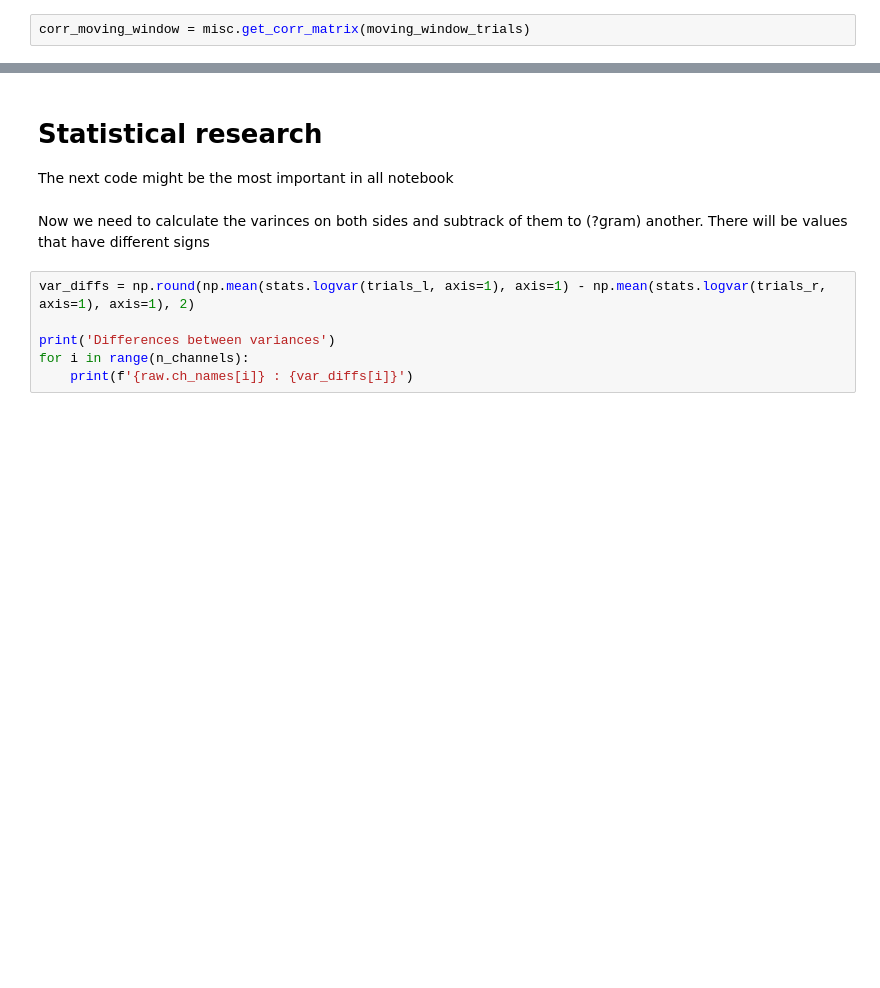
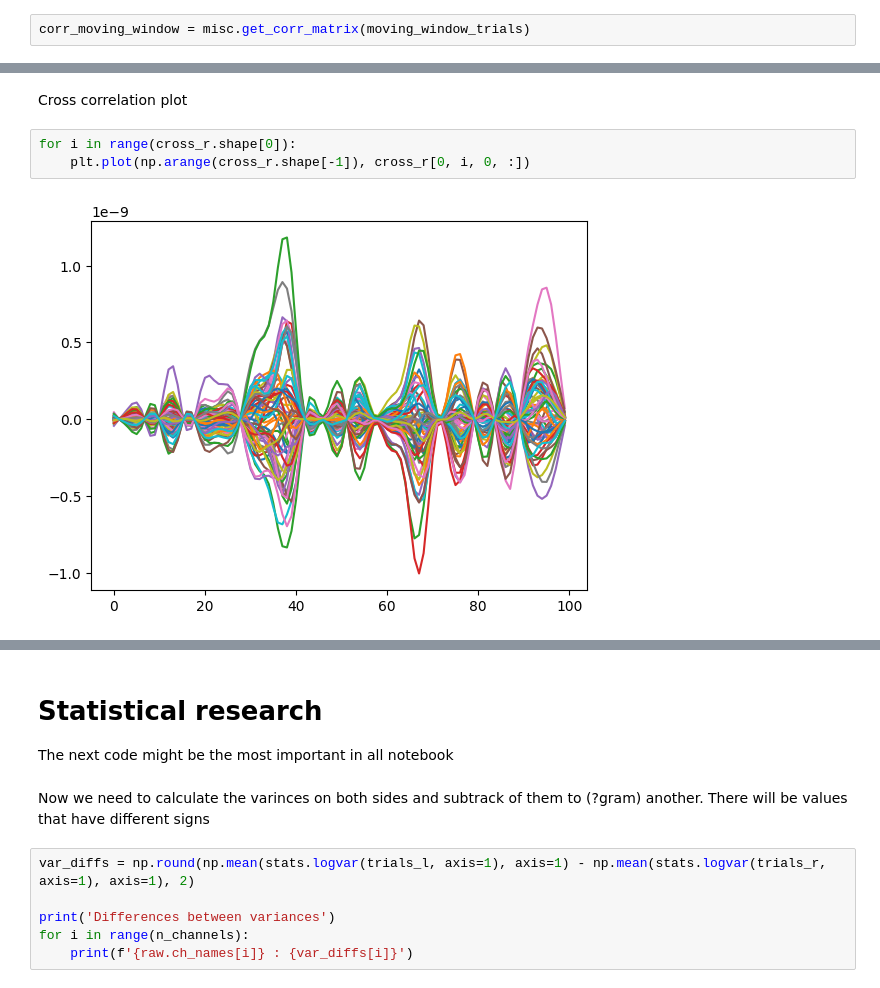
Before and after one commit to deltaC/EEG_Event_Classification, a Jupyter notebook: new_method_stat_research.ipynb, the cells around one changed output, grey strips where cells are left out. Cells and saved outputs as stored; diff of their text form; blank space fills up the shorter version.

```diff
--- a/new_method_stat_research.ipynb
+++ b/new_method_stat_research.ipynb
@@ -214,0 +203,7 @@ plt.show()
+# %% [markdown]
+Cross correlation plot
+# %%
+for i in range(cross_r.shape[0]):
+    plt.plot(np.arange(cross_r.shape[-1]), cross_r[0, i, 0, :])
+# %% [output]
+[figure, added]
```
Also changed, not shown: parts of 20 cells of this notebook, 1 other file.
